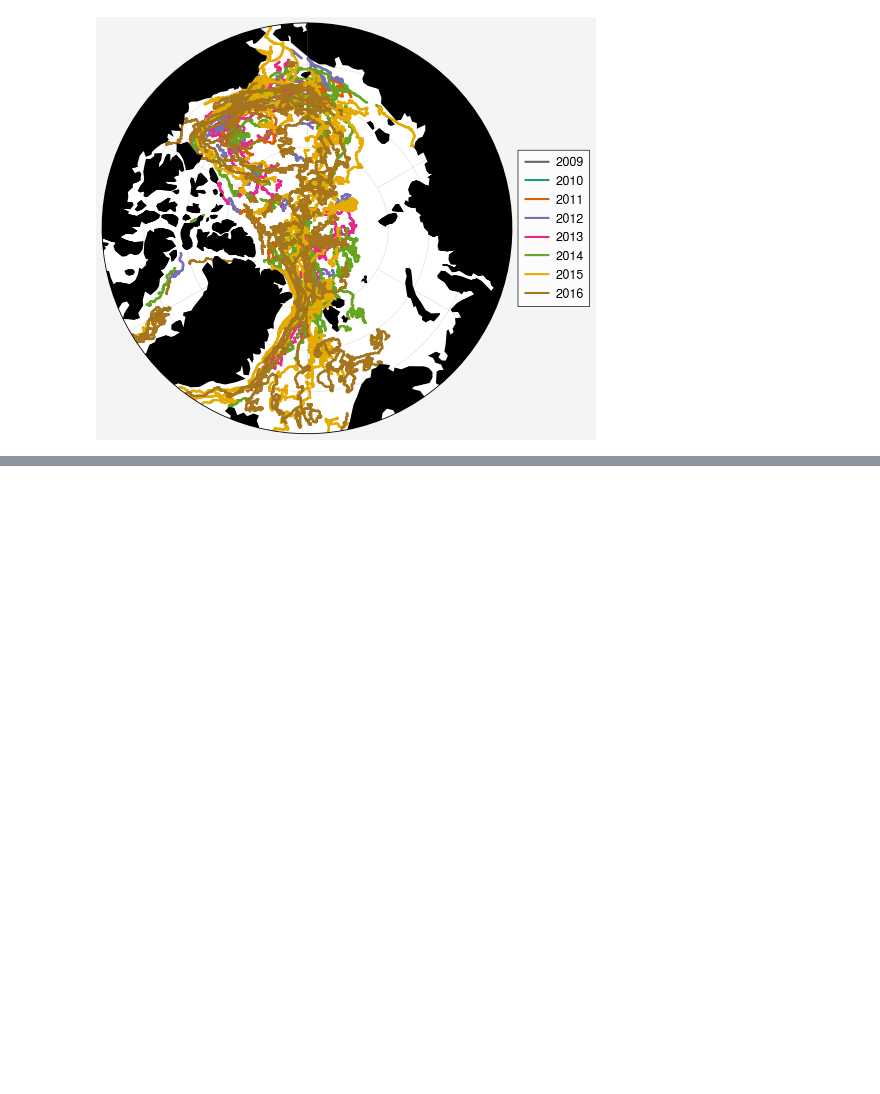
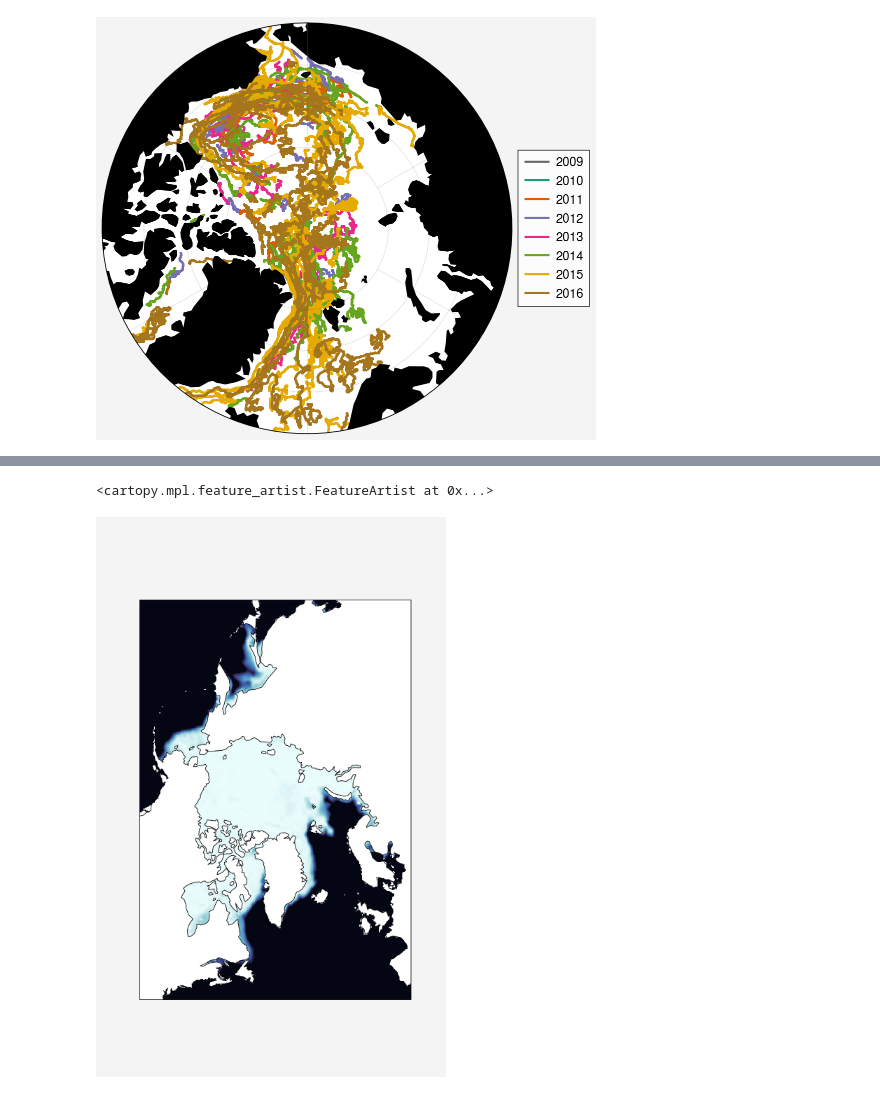
Before and after one commit to danielmwatkins/ift_calval_spr25, a Jupyter notebook: notebooks/example_load_and_visualize.ipynb, the cells around one changed output, grey strips where cells are left out. Cells and saved outputs as stored; diff of their text form; code cells hidden in the pictures; blank space fills up the shorter version.

```diff
--- a/notebooks/example_load_and_visualize.ipynb
+++ b/notebooks/example_load_and_visualize.ipynb
@@ -75,0 +121,16 @@ ax.legend(h, l, loc='r', ncols=1)
+# %%
+# Similar figure with cartopy directly
+import os
+import matplotlib.pyplot as plt
+
+fig = plt.figure(figsize=(5, 8))
+
+ax = fig.add_subplot(1, 1, 1, projection=ccrs.NorthPolarStereo(central_longitude=-45, true_scale_latitude=70))
+
+ax.pcolormesh(ds.x.data, ds.y.data, ds.isel(time=0)['cdr_seaice_conc_monthly'].data, vmin=0, vmax=1, cmap='ice',
+             transform=ccrs.NorthPolarStereo(central_longitude=-45, true_scale_latitude=70), shading='auto')
+
+ax.coastlines()
+# %% [output]
+<cartopy.mpl.feature_artist.FeatureArtist at 0x...>
+[figure, added]
```
Also changed, not shown: parts of 6 cells of this notebook.
